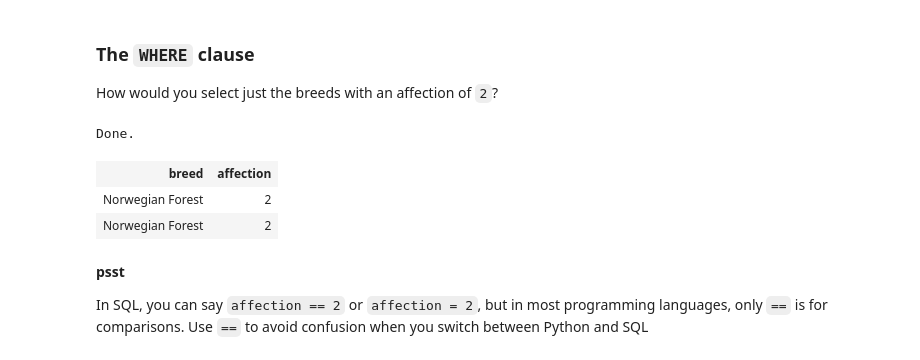
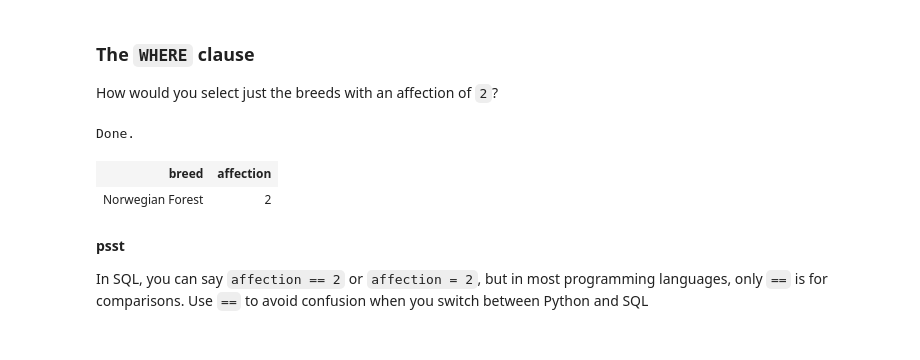
Before and after one commit to organisciak/Scripting-Course, a Jupyter notebook: slides/02-databases.ipynb, the cells around one changed output. Cells and saved outputs as stored; diff of their text form; code cells hidden in the pictures.

```diff
--- a/slides/02-databases.ipynb
+++ b/slides/02-databases.ipynb
@@ -385,12 +383,11 @@ Done.
 How would you select just the breeds with an affection of `2`?
 # %%
 %%sql
-SELECT * from cats WHERE affection == 2;
+SELECT * FROM cats WHERE affection == 2;
 # %% [output]
 Done.
 | breed | affection |
 | Norwegian Forest | 2 |
-| Norwegian Forest | 2 |
 # %% [markdown]
 **psst**
 
```
Also changed, not shown: parts of 6 cells of this notebook, 4 other files.
